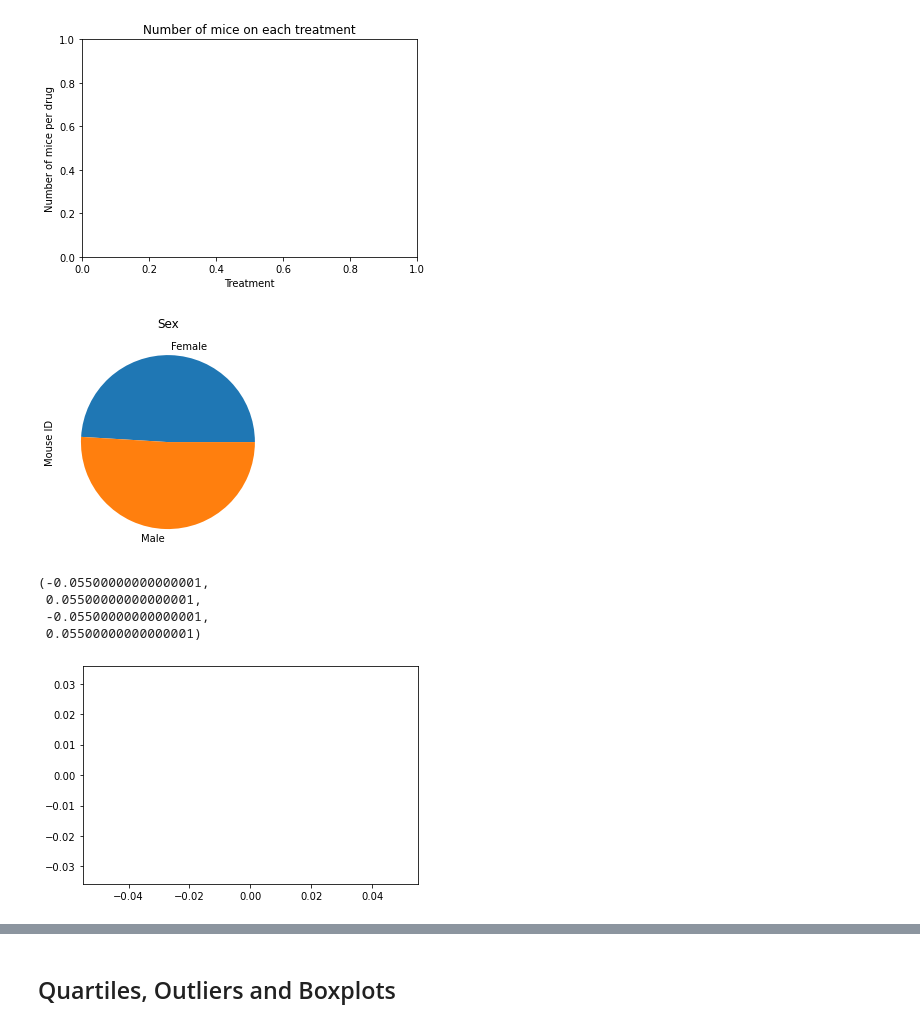
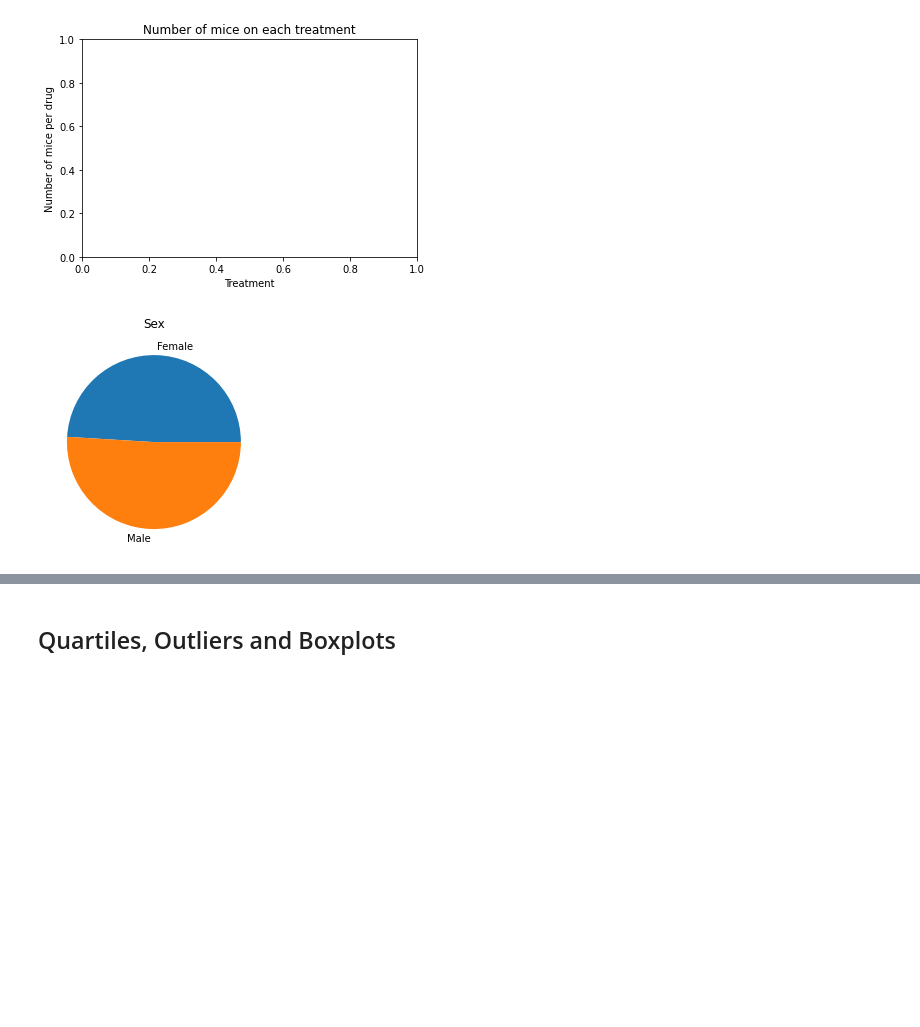
Before and after one commit to robinkhan1984/Matplotlib-challenge, a Jupyter notebook: pymaceuticals_starter.ipynb, the cells around one changed output, grey strips where cells are left out. Drawn from its saved outputs; the diff is of its cells as text; code cells hidden in the pictures; blank space fills up the shorter version.

```diff
--- a/pymaceuticals_starter.ipynb
+++ b/pymaceuticals_starter.ipynb
@@ -196,27 +196,16 @@ Text(0.5, 1.0, 'Number of mice on each treatment')
 # %%
 # Generate a pie plot showing the distribution of female versus male mice using pandas
 
-
-# Collect the trips of the 'bikeid' above
 gender_group = clean_mouse_data.groupby('Sex').count()['Mouse ID']
 
-# Place the gender keys for that single bike into a list
 gender_list = gender_group.keys()
 
-# Create a pie chart based upon the trip duration of that single bike
 pan_gen_pie = gender_group.plot(kind="pie", y=gender_list, title=("Sex"))
-bike_pie.set_ylabel("Trip Duration")
+pan_gen_pie.set_ylabel("")
 
 plt.show()
-plt.tight_layout()
-plt.axis("equal")
 # %% [output]
-[figure, old version]
+[figure, new version]
-(-0.05500000000000001,
- 0.05500000000000001,
- -0.05500000000000001,
- 0.05500000000000001)
-[figure, removed]
 # %%
 # Generate a pie plot showing the distribution of female versus male mice using pyplot
 
```
Also changed, not shown: parts of 2 cells of this notebook.
